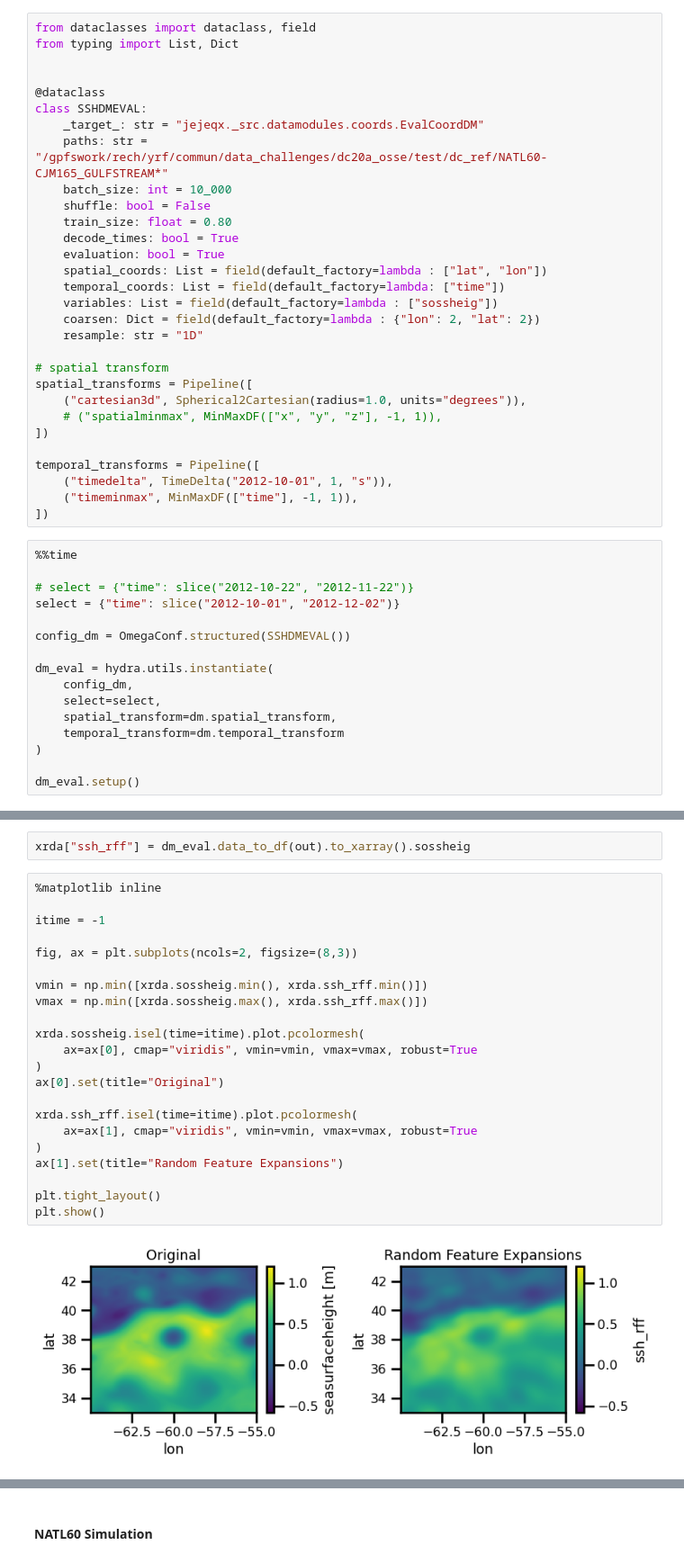
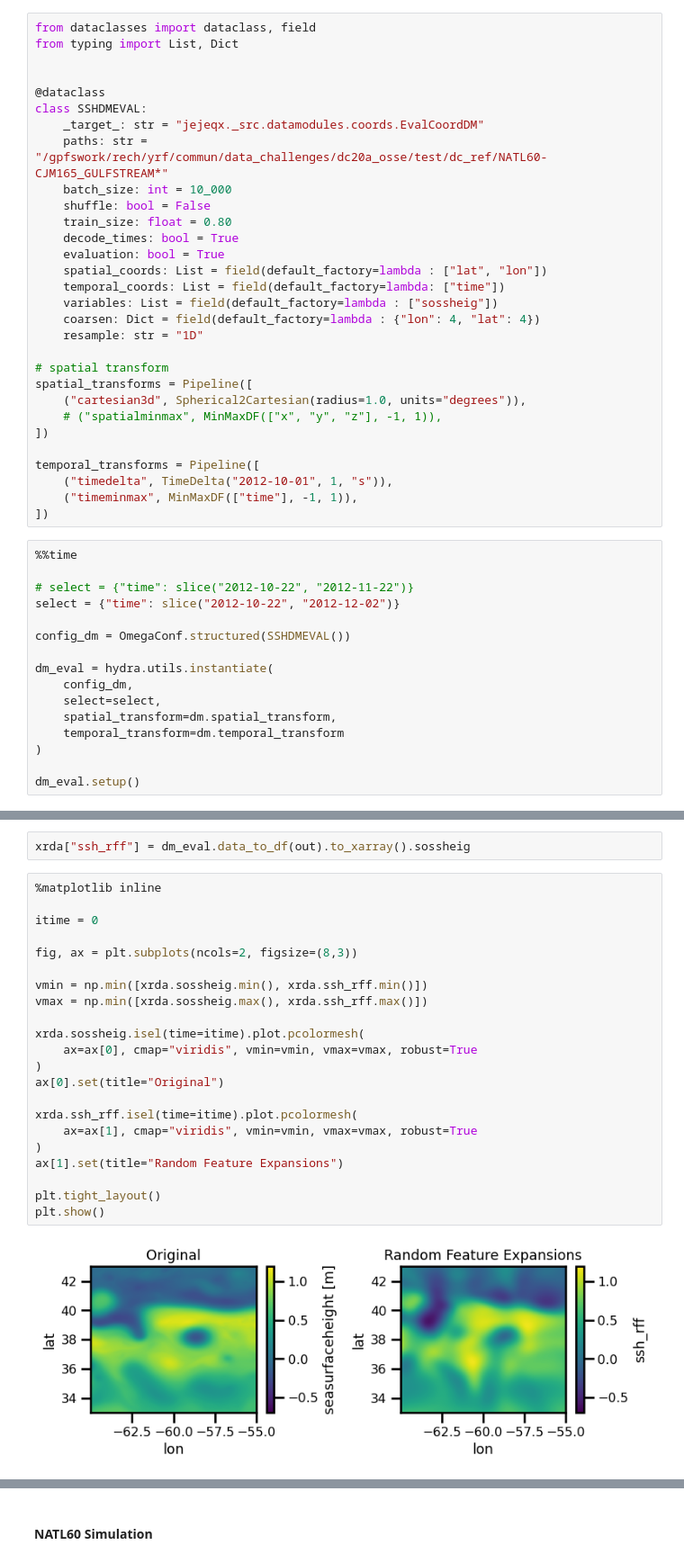
Before and after one commit to jejjohnson/jejeqx, a Jupyter notebook: notebooks/dev/nerfs/1.5.2_sparse_obs_osse_swot.ipynb, the cells around one changed output, grey strips where cells are left out. Shown at 90% size. Drawn from its saved outputs; the diff is of its cells as text.

Commit message:
cleaned up analysis. added figures

```diff
--- a/notebooks/dev/nerfs/1.5.2_sparse_obs_osse_swot.ipynb
+++ b/notebooks/dev/nerfs/1.5.2_sparse_obs_osse_swot.ipynb
@@ -547,7 +550,7 @@ class SSHDMEVAL:
     spatial_coords: List = field(default_factory=lambda : ["lat", "lon"])
     temporal_coords: List = field(default_factory=lambda: ["time"])
     variables: List = field(default_factory=lambda : ["sossheig"])
-    coarsen: Dict = field(default_factory=lambda : {"lon": 2, "lat": 2})
+    coarsen: Dict = field(default_factory=lambda : {"lon": 4, "lat": 4})
     resample: str = "1D"
 
 # spatial transform
@@ -564,7 +567,7 @@ temporal_transforms = Pipeline([
 %%time
 
 # select = {"time": slice("2012-10-22", "2012-11-22")}
-select = {"time": slice("2012-10-01", "2012-12-02")}
+select = {"time": slice("2012-10-22", "2012-12-02")}
 
 config_dm = OmegaConf.structured(SSHDMEVAL())
 
@@ -609,24 +612,24 @@ xrda["ssh_rff"] = dm_eval.data_to_df(out).to_xarray().sossheig
 # %%
 %matplotlib inline
 
-itime = -1
+itime = 0
 
 fig, ax = plt.subplots(ncols=2, figsize=(8,3))
 
 vmin = np.min([xrda.sossheig.min(), xrda.ssh_rff.min()])
 vmax = np.min([xrda.sossheig.max(), xrda.ssh_rff.max()])
 
 xrda.sossheig.isel(time=itime).plot.pcolormesh(
     ax=ax[0], cmap="viridis", vmin=vmin, vmax=vmax, robust=True
 )
 ax[0].set(title="Original")
 
 xrda.ssh_rff.isel(time=itime).plot.pcolormesh(
     ax=ax[1], cmap="viridis", vmin=vmin, vmax=vmax, robust=True
 )
 ax[1].set(title="Random Feature Expansions")
 
 plt.tight_layout()
 plt.show()
 # %% [output]
-[figure, old version]
+[figure, new version]
```
Also changed, not shown: parts of 16 cells of this notebook, 6 other files.
